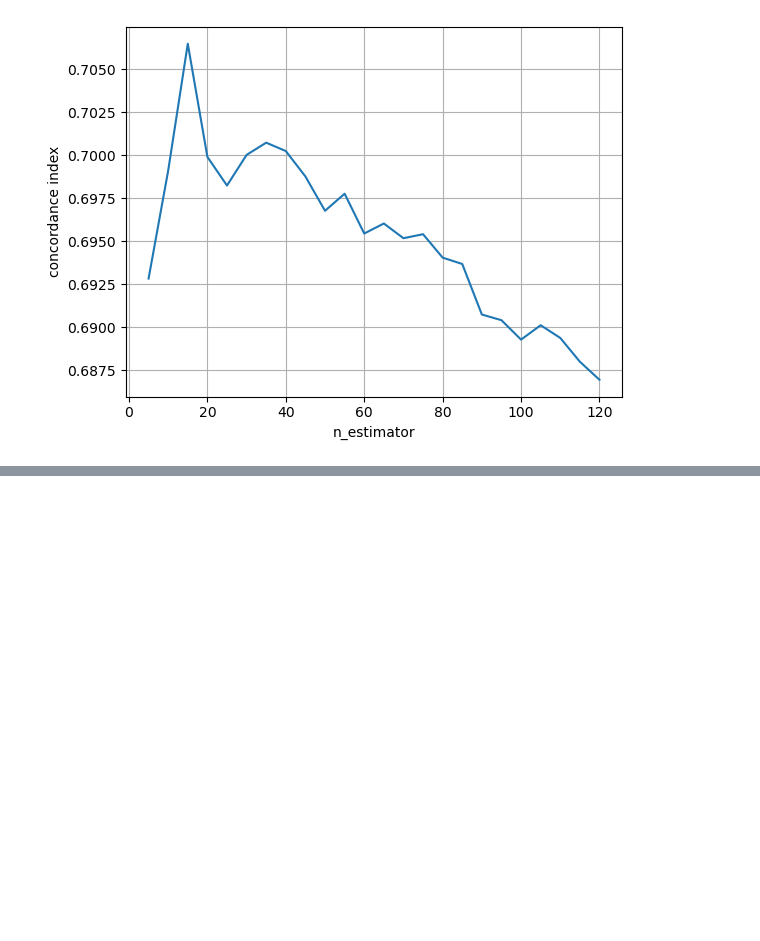
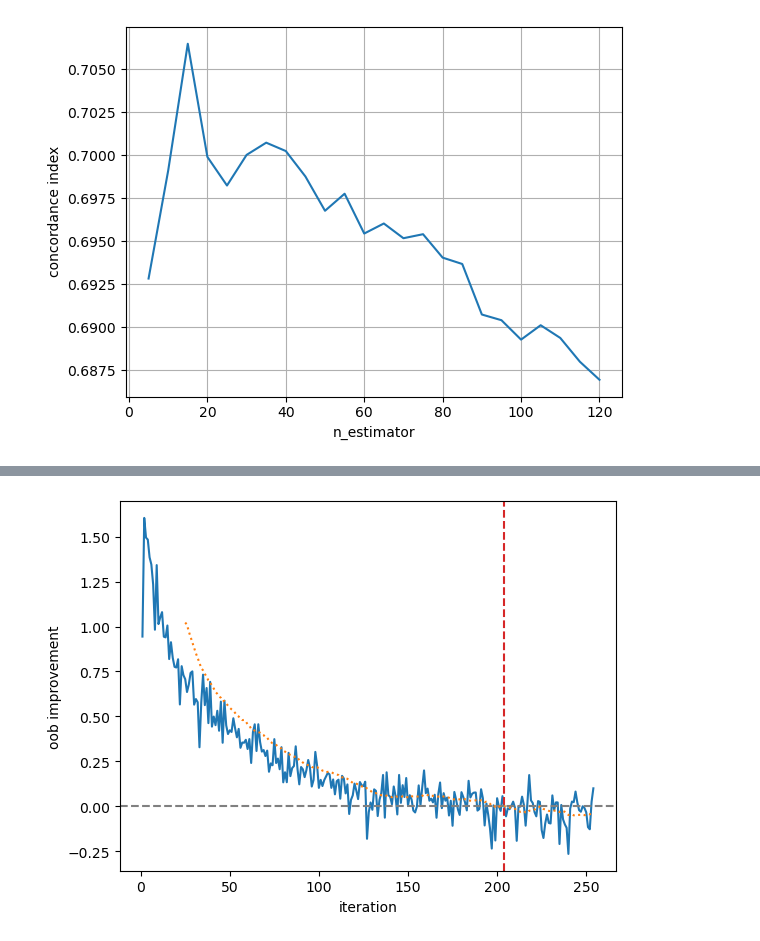
Before and after one commit to Stebunova/Metabric, a Jupyter notebook: Metabric_RSF.ipynb, the cells around one changed output, grey strips where cells are left out. Cells and saved outputs as stored; diff of their text form; code cells hidden in the pictures; blank space fills up the shorter version.

```diff
--- a/Metabric_RSF.ipynb
+++ b/Metabric_RSF.ipynb
@@ -231,0 +357,13 @@ plt.grid(True)
+# %%
+improvement = pd.Series(
+    est_early_stopping.oob_improvement_,
+    index=np.arange(1, 1 + len(est_early_stopping.oob_improvement_))
+)
+ax = improvement.plot(xlabel="iteration", ylabel="oob improvement")
+ax.axhline(0.0, linestyle="--", color="gray")
+cutoff = len(improvement) - monitor.max_iter_without_improvement
+ax.axvline(cutoff, linestyle="--", color="C3")
+
+_ = improvement.rolling(monitor.window_size).mean().plot(ax=ax, linestyle=":")
+# %% [output]
+[figure, added]
```
Also changed, not shown: parts of 7 cells of this notebook.
